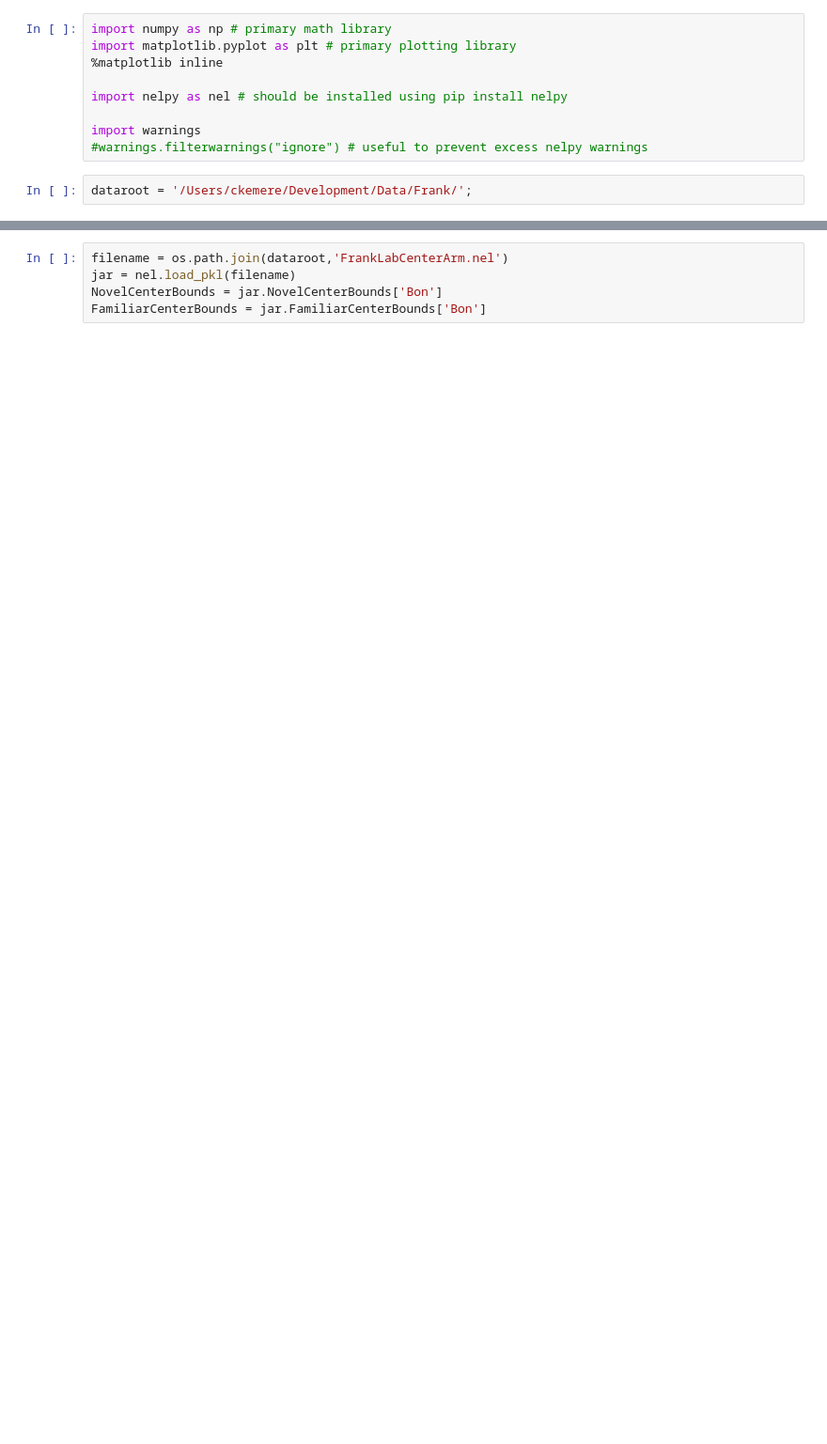
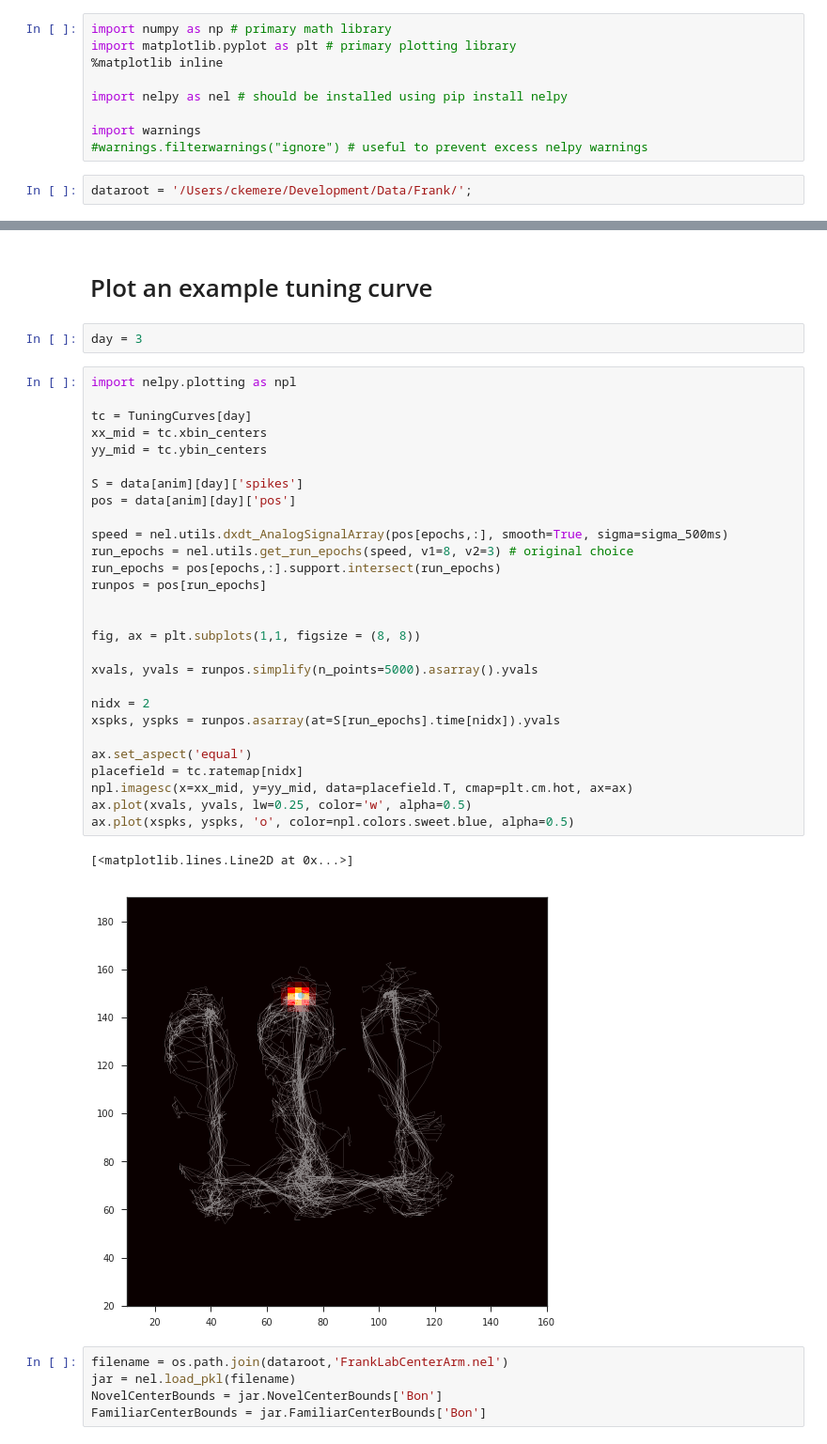
Before and after one commit to ckemere/RippleStickiness, a Jupyter notebook: Ripple-Bias.ipynb, the cells around one changed output, grey strips where cells are left out. Shown: that part at 94% size. Cells and saved outputs as stored; diff of their text form; blank space fills up the shorter version.

```diff
--- a/Ripple-Bias.ipynb
+++ b/Ripple-Bias.ipynb
@@ -88,3 +115,38 @@ for day, daydata in data[anim].items():
+# %% [markdown]
+# Plot an example tuning curve
+# %%
+day = 3
+# %%
+import nelpy.plotting as npl
+
+tc = TuningCurves[day]
+xx_mid = tc.xbin_centers
+yy_mid = tc.ybin_centers
+
+S = data[anim][day]['spikes']
+pos = data[anim][day]['pos']
+
+speed = nel.utils.dxdt_AnalogSignalArray(pos[epochs,:], smooth=True, sigma=sigma_500ms)
+run_epochs = nel.utils.get_run_epochs(speed, v1=8, v2=3) # original choice
+run_epochs = pos[epochs,:].support.intersect(run_epochs)
+runpos = pos[run_epochs]
+
+
+fig, ax = plt.subplots(1,1, figsize = (8, 8))
+
+xvals, yvals = runpos.simplify(n_points=5000).asarray().yvals
+
+nidx = 2
+xspks, yspks = runpos.asarray(at=S[run_epochs].time[nidx]).yvals
+
+ax.set_aspect('equal')
+placefield = tc.ratemap[nidx]
+npl.imagesc(x=xx_mid, y=yy_mid, data=placefield.T, cmap=plt.cm.hot, ax=ax)
+ax.plot(xvals, yvals, lw=0.25, color='w', alpha=0.5)
+ax.plot(xspks, yspks, 'o', color=npl.colors.sweet.blue, alpha=0.5)
+# %% [output]
+[<matplotlib.lines.Line2D at 0x...>]
+[figure, added]
 # %%
 filename = os.path.join(dataroot,'FrankLabCenterArm.nel')
 jar = nel.load_pkl(filename)
```
Also changed, not shown: parts of 33 cells of this notebook, 2 other files.
